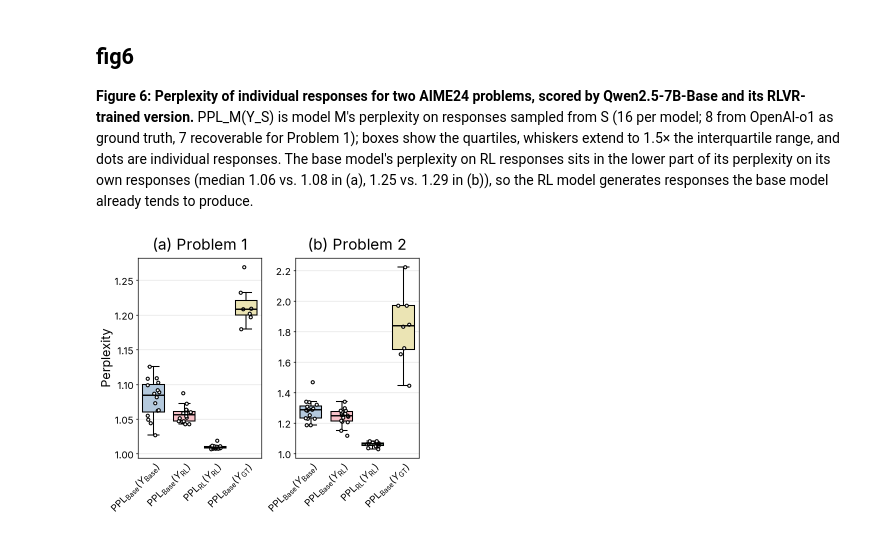
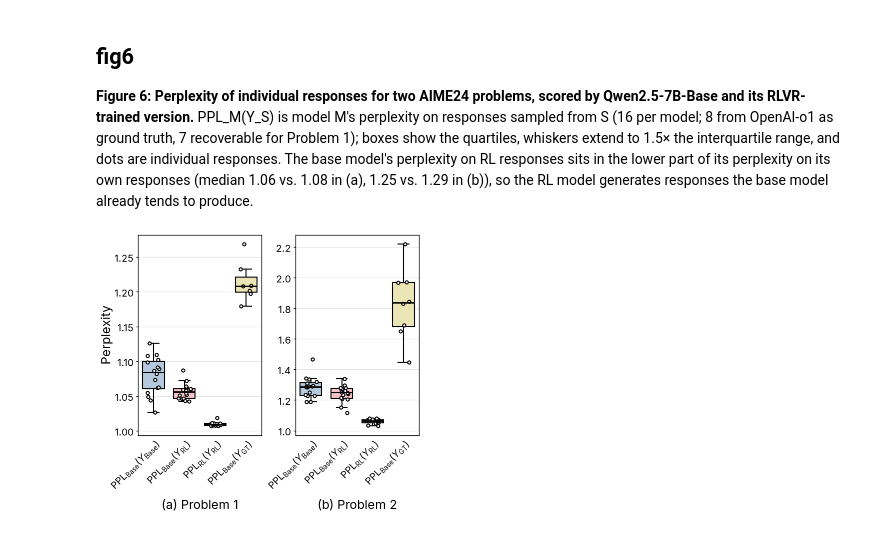
Before and after one commit to bigohofone/academic-figure-skill, a Jupyter notebook: examples/rlvr-with-skill.ipynb, the cells around one changed output. Saved outputs shown, nothing was run; the diff lists cells and outputs as text; code cells hidden in the pictures.

```diff
--- a/examples/rlvr-with-skill.ipynb
+++ b/examples/rlvr-with-skill.ipynb
@@ -92,32 +92,32 @@ plt.show()
 # %%
 with open("../rlvr-fig6.json") as f:
     data = json.load(f)
 
 groups = [
     ("PPL_Base(Y_Base)", r"$\mathrm{PPL_{Base}}(Y_\mathrm{Base})$", cset.blue),
     ("PPL_Base(Y_RL)", r"$\mathrm{PPL_{Base}}(Y_\mathrm{RL})$", cset.red),
     ("PPL_RL(Y_RL)", r"$\mathrm{PPL_{RL}}(Y_\mathrm{RL})$", cset.green),
     ("PPL_Base(Y_GT)", r"$\mathrm{PPL_{Base}}(Y_\mathrm{GT})$", cset.yellow),
 ]
 rng = np.random.default_rng(0)
 
 fig, axes = plt.subplots(1, 2, figsize=(3.25, 3))
 for ax, (letter, problem) in zip(axes, [("a", "Problem 1"), ("b", "Problem 2")]):
     for x, (key, label, color) in enumerate(groups):
         values = data[problem][key]
         box = ax.boxplot(values, positions=[x], widths=0.7, showfliers=False)
         box["boxes"][0].set_facecolor(lighten(color))
         ax.plot(x + rng.uniform(-0.2, 0.2, len(values)), values, "o", color="black", markerfacecolor="white", linestyle="none")
     ax.set_xticks(range(len(groups)), labels=[label for _, label, _ in groups], rotation=45, ha="right", rotation_mode="anchor")
     ax.tick_params(axis="x", length=0)
     ax.grid(axis="x", visible=False)
-    ax.set_title(f"({letter}) {problem}")
+    subcaption(ax, f"({letter}) {problem}")
 
 axes[0].set_ylabel("Perplexity")
 
 fit_height(fig, axes, aspect=1.618)
 fig.savefig("fig6.pdf")
 fig.savefig("fig6.png")
 plt.show()
 # %% [output]
-[figure, old version]
+[figure, new version]
```
Also changed, not shown: parts of 1 cell of this notebook, 5 other files.
